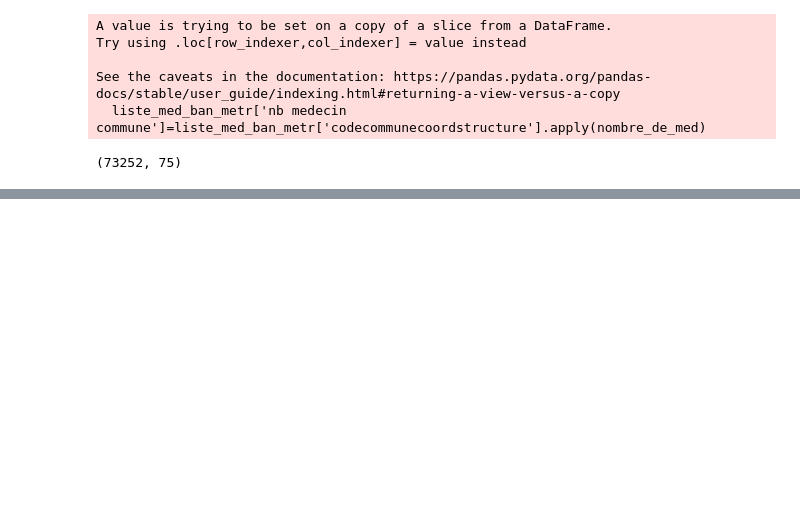
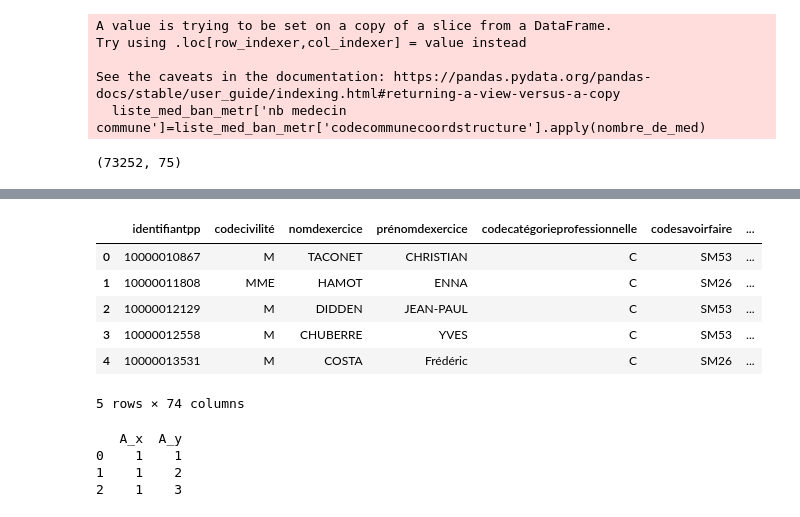
Before and after one commit to JulieBoyer/Econometrics, a Jupyter notebook: traitement_donnees.ipynb, the cells around one changed output, grey strips where cells are left out. Cells and saved outputs as stored; diff of their text form; code cells hidden in the pictures; blank space fills up the shorter version.

```diff
--- a/traitement_donnees.ipynb
+++ b/traitement_donnees.ipynb
@@ -565,7 +629,7 @@ liste_med_ban_metr.shape
 # %% [output]
 (73252, 75)
 # %%
-df_merged_gdf = df_merged[['identifiantpp', 'codecivilité',
+df_merged_gdf = df_merged_gdf[['identifiantpp', 'codecivilité',
        'nomdexercice', 'prénomdexercice', 'codecatégorieprofessionnelle',
        'codesavoirfaire', 'libellésavoirfaire', 'codemodeexercice',
        'numérosiretsite',
@@ -628,0 +675,26 @@ Temps de trajet : 276.305 minutes
+# %%
+df_merged_gdf.head()
+# %% [output]
+|  | identifiantpp | codecivilité | nomdexercice | prénomdexercice | codecatégorieprofessionnelle | codesavoirfaire | ... |
+| 0 | 10000010867 | M | TACONET | CHRISTIAN | C | SM53 | ... |
+| 1 | 10000011808 | MME | HAMOT | ENNA | C | SM26 | ... |
+| 2 | 10000012129 | M | DIDDEN | JEAN-PAUL | C | SM53 | ... |
+| 3 | 10000012558 | M | CHUBERRE | YVES | C | SM53 | ... |
+| 4 | 10000013531 | M | COSTA | Frédéric | C | SM26 | ... |
+5 rows × 74 columns
+# %%
+import pandas as pd
+
+# Exemple de DataFrames
+df1 = pd.DataFrame({'A': [1, 2, 3]})
+df2 = pd.DataFrame({'B': ['a', 'b']})
+
+# Jointure croisée avec 'how=cross'
+df_cross = pd.merge(df1[df1['A']==df1['A'].iloc[0]], df1, how='cross')
+
+print(df_cross)
+# %% [output]
+   A_x  A_y
+0    1    1
+1    1    2
+2    1    3
```
Also changed, not shown: parts of 13 cells of this notebook, 1 other file.
